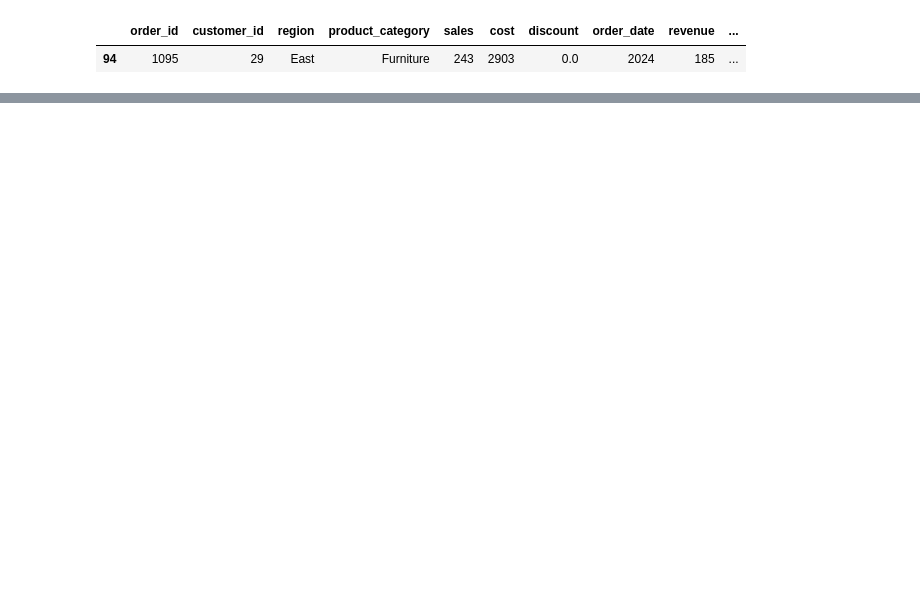
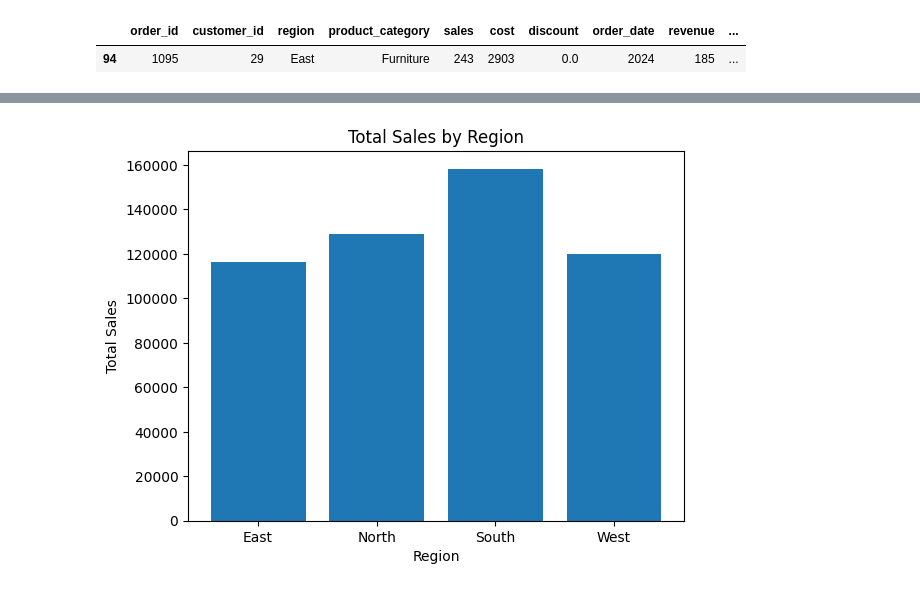
Before and after one commit to rramanswain2001/Python-code, a Jupyter notebook: data analysis with pandas.ipynb, the cells around one changed output, grey strips where cells are left out. Saved outputs shown, nothing was run; the diff lists cells and outputs as text; code cells hidden in the pictures; blank space fills up the shorter version.

```diff
--- a/data analysis with pandas.ipynb
+++ b/data analysis with pandas.ipynb
@@ -2268,0 +1076,12 @@ df
+# %%
+# Create bar chart of total sales by region.
+df=pd.read_csv(r"C:\Users\rrama\OneDrive\Desktop\Python code\pandas_practice_dataset.csv")
+region_sales = df.groupby('region')['sales'].sum()
+plt.figure()
+plt.bar(region_sales.index, region_sales.values)
+plt.xlabel('Region')
+plt.ylabel('Total Sales')
+plt.title('Total Sales by Region')
+plt.show()
+# %% [output]
+[figure, added]
```
Also changed, not shown: parts of 133 cells of this notebook.
